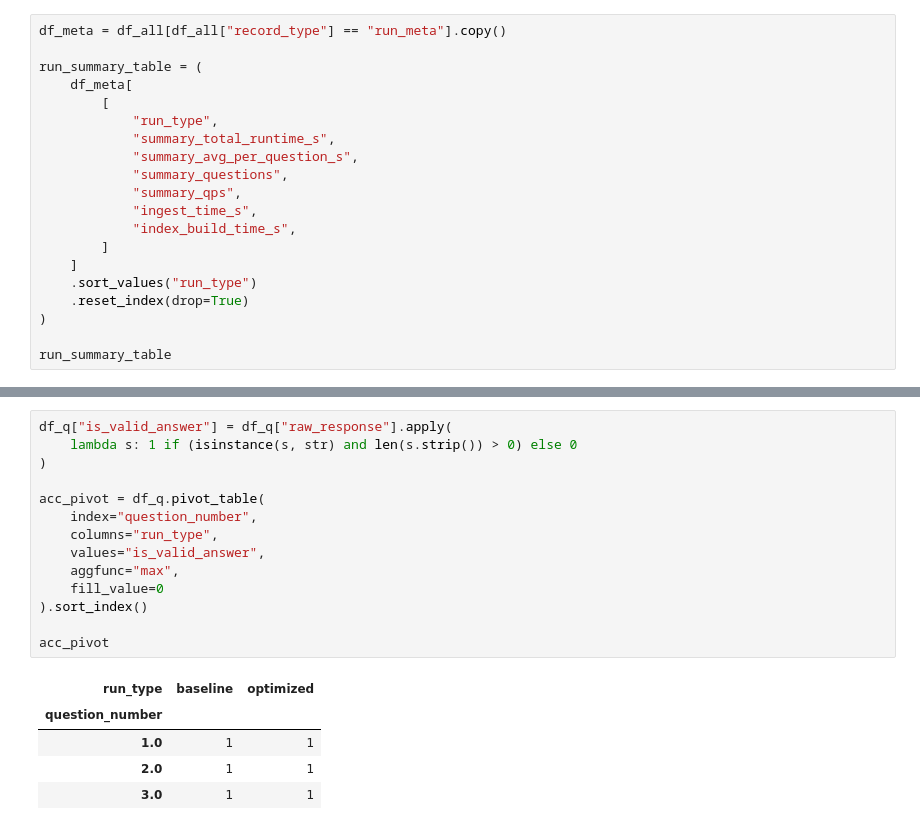
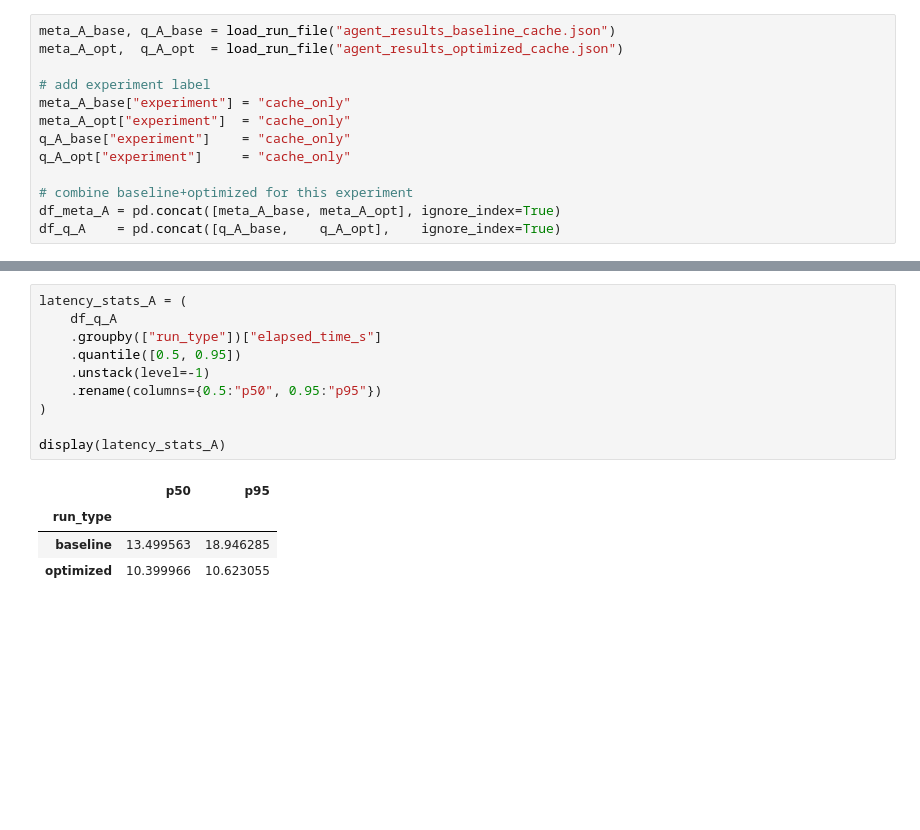
Before and after one commit to TenshiRachel/pto-rag, a Jupyter notebook: caching_result_analysis.ipynb, the cells around one changed output, grey strips where cells are left out. Saved outputs shown, nothing was run; the diff lists cells and outputs as text; blank space fills up the shorter version.

```diff
--- a/caching_result_analysis.ipynb
+++ b/caching_result_analysis.ipynb
@@ -108,20 +94,13 @@ latency_table
 # %%
-df_meta = df_all[df_all["record_type"] == "run_meta"].copy()
+meta_A_base, q_A_base = load_run_file("agent_results_baseline_cache.json")
+meta_A_opt,  q_A_opt  = load_run_file("agent_results_optimized_cache.json")
 
-run_summary_table = (
-    df_meta[
-        [
-            "run_type",
-            "summary_total_runtime_s",
-            "summary_avg_per_question_s",
-            "summary_questions",
-            "summary_qps",
-            "ingest_time_s",
-            "index_build_time_s",
-        ]
-    ]
-    .sort_values("run_type")
-    .reset_index(drop=True)
-)
+# add experiment label
+meta_A_base["experiment"] = "cache_only"
+meta_A_opt["experiment"]  = "cache_only"
+q_A_base["experiment"]    = "cache_only"
+q_A_opt["experiment"]     = "cache_only"
 
-run_summary_table
+# combine baseline+optimized for this experiment
+df_meta_A = pd.concat([meta_A_base, meta_A_opt], ignore_index=True)
+df_q_A    = pd.concat([q_A_base,    q_A_opt],    ignore_index=True)
@@ -160,20 +164,15 @@ plt.show()
 # %%
-df_q["is_valid_answer"] = df_q["raw_response"].apply(
-    lambda s: 1 if (isinstance(s, str) and len(s.strip()) > 0) else 0
+latency_stats_A = (
+    df_q_A
+    .groupby(["run_type"])["elapsed_time_s"]
+    .quantile([0.5, 0.95])
+    .unstack(level=-1)
+    .rename(columns={0.5:"p50", 0.95:"p95"})
 )
 
-acc_pivot = df_q.pivot_table(
-    index="question_number",
-    columns="run_type",
-    values="is_valid_answer",
-    aggfunc="max",
-    fill_value=0
-).sort_index()
-
-acc_pivot
+display(latency_stats_A)
 # %% [output]
-| run_type | baseline | optimized |
-| question_number |  |  |
-| 1.0 | 1 | 1 |
-| 2.0 | 1 | 1 |
-| 3.0 | 1 | 1 |
+|  | p50 | p95 |
+| run_type |  |  |
+| baseline | 13.499563 | 18.946285 |
+| optimized | 10.399966 | 10.623055 |
```
Also changed, not shown: parts of 18 cells of this notebook, 28 other files.
